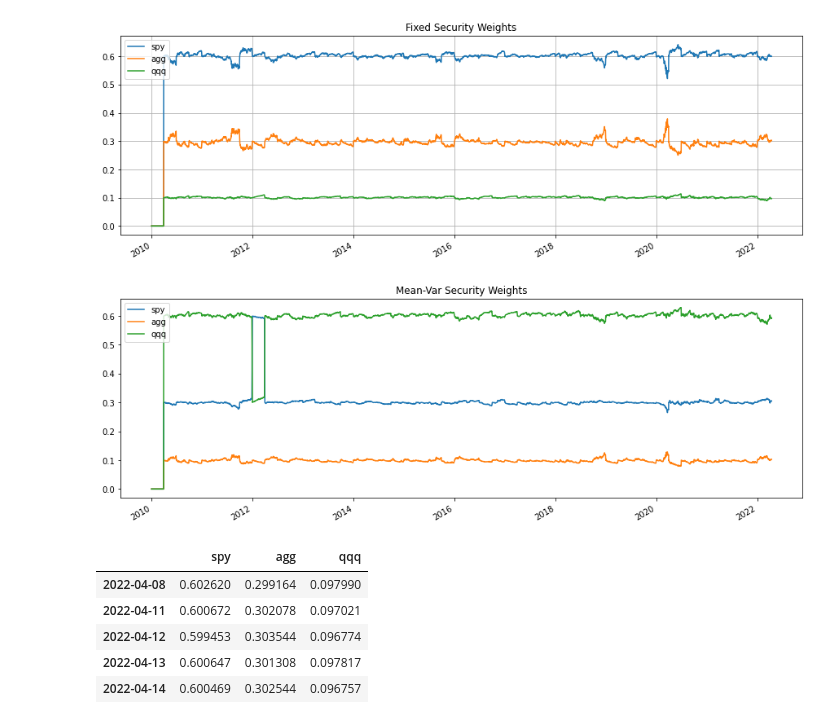
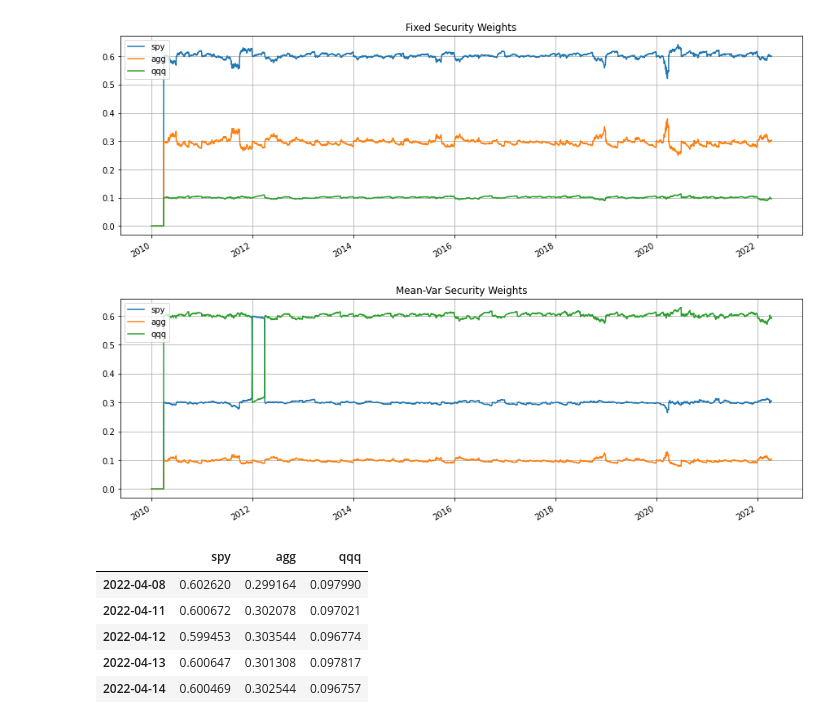
Before and after one commit to dbogatic/bt-backtest, a Jupyter notebook: bt_backtest.ipynb, the cells around one changed output. Cells and saved outputs as stored; diff of their text form; code cells hidden in the pictures.

```diff
--- a/bt_backtest.ipynb
+++ b/bt_backtest.ipynb
@@ -27,7 +26,7 @@ fixed_weights = bt.Strategy('fixed_weights', [bt.algos.RunQuarterly(),
                        bt.algos.Rebalance()])
 # %%
 # Create the BT strategy with Quarterly rebalancing and Markowitz Mean-Var optimization
-mean_var = bt.Strategy('mean_var', [bt.algos.RunQuarterly(run_on_first_date=True),
+mean_var = bt.Strategy('mean_var', [bt.algos.RunQuarterly(),
                        bt.algos.RunAfterDate('2010-01-04'),
                        bt.algos.SelectAll(),
                        bt.algos.WeighMeanVar(rf=0.01,bounds=(0.1,0.6)), # set risk-free rate and min,max bounds for each security
@@ -110,9 +109,9 @@ res.plot_security_weights(grid=True, title='Fixed Security Weights')
 # %%
 # Plot the security weights over time - Mean-Var optimization
 res2 = bt.run(test2)
-res2.plot_security_weights(title='Mean-Var Security Weights')
+res2.plot_security_weights(grid=True, title='Mean-Var Security Weights')
 # %% [output]
-[figure, old version]
+[figure, new version]
 # %%
 # Security weights over time - fixed weights
 res.get_security_weights().tail()
```
Also changed, not shown: parts of 2 cells of this notebook.
